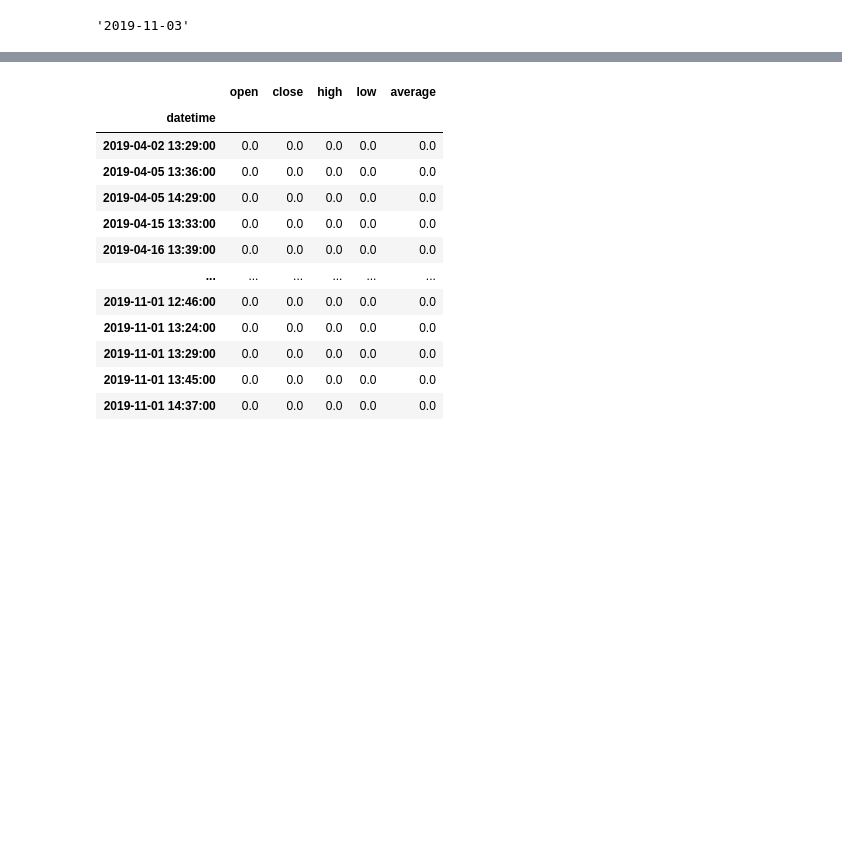
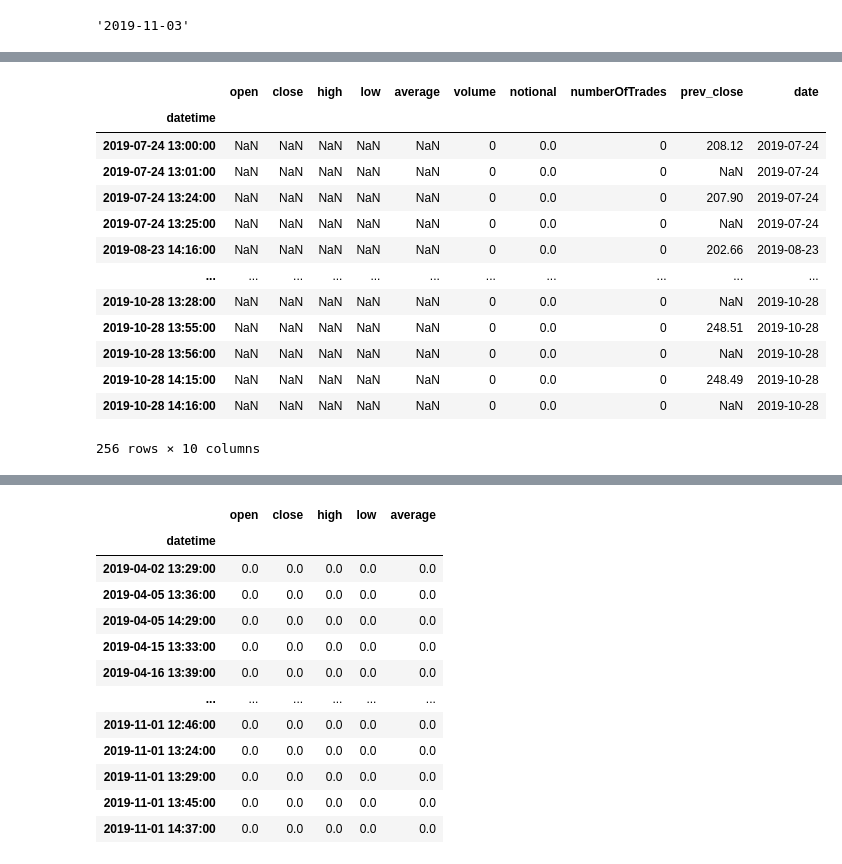
Before and after one commit to ryan-williams/pipelines, a Jupyter notebook: notebooks/Recurring runs example.ipynb, the cells around one changed output, grey strips where cells are left out. Cells and saved outputs as stored; diff of their text form; code cells hidden in the pictures; blank space fills up the shorter version.

```diff
--- a/notebooks/Recurring runs example.ipynb
+++ b/notebooks/Recurring runs example.ipynb
@@ -265,3 +294,0 @@ last_closes
-# %%
-aapl['prev_close'] = last_closes
-aapl
@@ -282,0 +295,2 @@ aapl
+# %%
+nan_pairs = l_and(nan_idxs, nan_idxs.shift(1).fillna(False)); nan_pairs
@@ -282,0 +311,17 @@ aapl
+# %%
+concat([ aapl[nan_pairs], aapl[nan_pairs.shift(-1).fillna(False)] ]).sort_index()
+# %% [output]
+|  | open | close | high | low | average | volume | notional | numberOfTrades | prev_close | date |
+| datetime |  |  |  |  |  |  |  |  |  |  |
+| 2019-07-24 13:00:00 | NaN | NaN | NaN | NaN | NaN | 0 | 0.0 | 0 | 208.12 | 2019-07-24 |
+| 2019-07-24 13:01:00 | NaN | NaN | NaN | NaN | NaN | 0 | 0.0 | 0 | NaN | 2019-07-24 |
+| 2019-07-24 13:24:00 | NaN | NaN | NaN | NaN | NaN | 0 | 0.0 | 0 | 207.90 | 2019-07-24 |
+| 2019-07-24 13:25:00 | NaN | NaN | NaN | NaN | NaN | 0 | 0.0 | 0 | NaN | 2019-07-24 |
+| 2019-08-23 14:16:00 | NaN | NaN | NaN | NaN | NaN | 0 | 0.0 | 0 | 202.66 | 2019-08-23 |
+| ... | ... | ... | ... | ... | ... | ... | ... | ... | ... | ... |
+| 2019-10-28 13:28:00 | NaN | NaN | NaN | NaN | NaN | 0 | 0.0 | 0 | NaN | 2019-10-28 |
+| 2019-10-28 13:55:00 | NaN | NaN | NaN | NaN | NaN | 0 | 0.0 | 0 | 248.51 | 2019-10-28 |
+| 2019-10-28 13:56:00 | NaN | NaN | NaN | NaN | NaN | 0 | 0.0 | 0 | NaN | 2019-10-28 |
+| 2019-10-28 14:15:00 | NaN | NaN | NaN | NaN | NaN | 0 | 0.0 | 0 | 248.49 | 2019-10-28 |
+| 2019-10-28 14:16:00 | NaN | NaN | NaN | NaN | NaN | 0 | 0.0 | 0 | NaN | 2019-10-28 |
+256 rows × 10 columns
```
Also changed, not shown: parts of 125 cells of this notebook.
